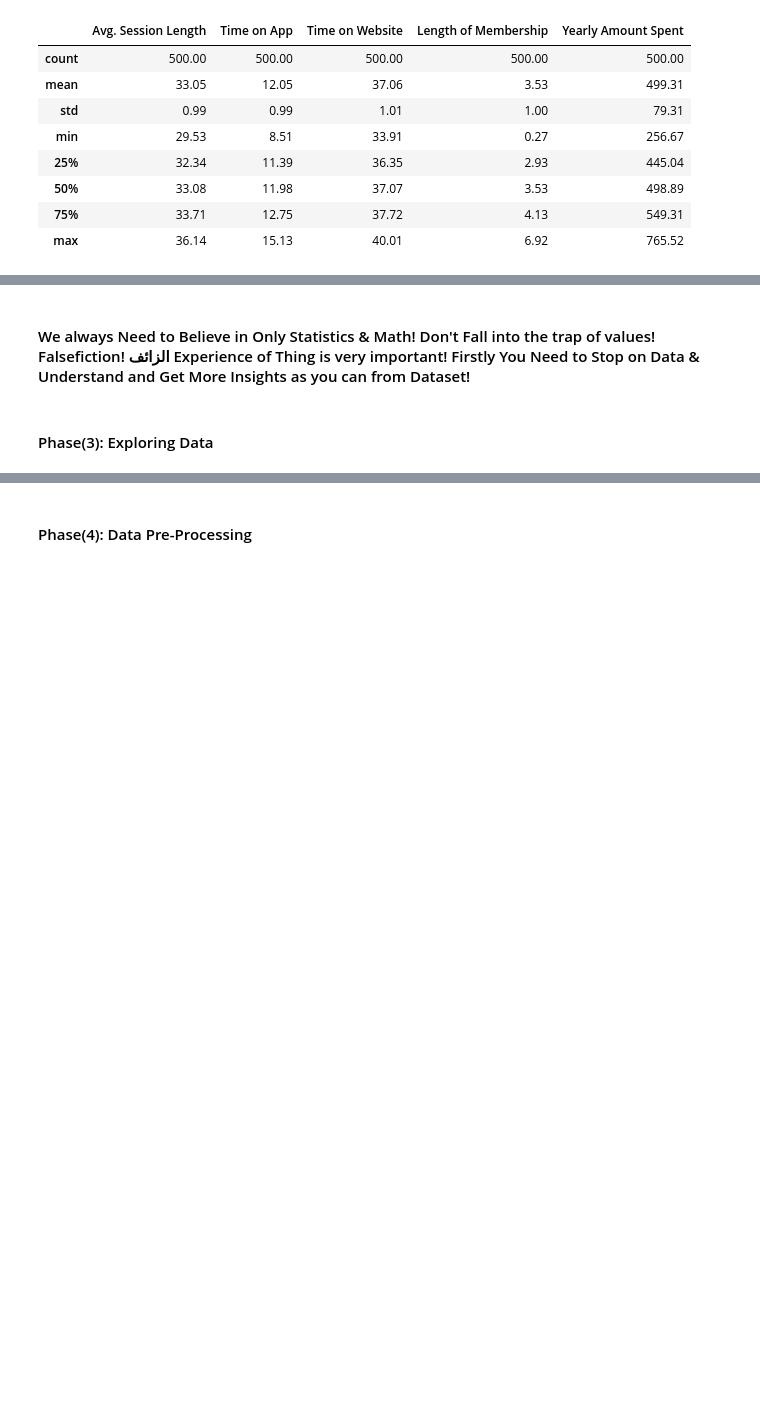
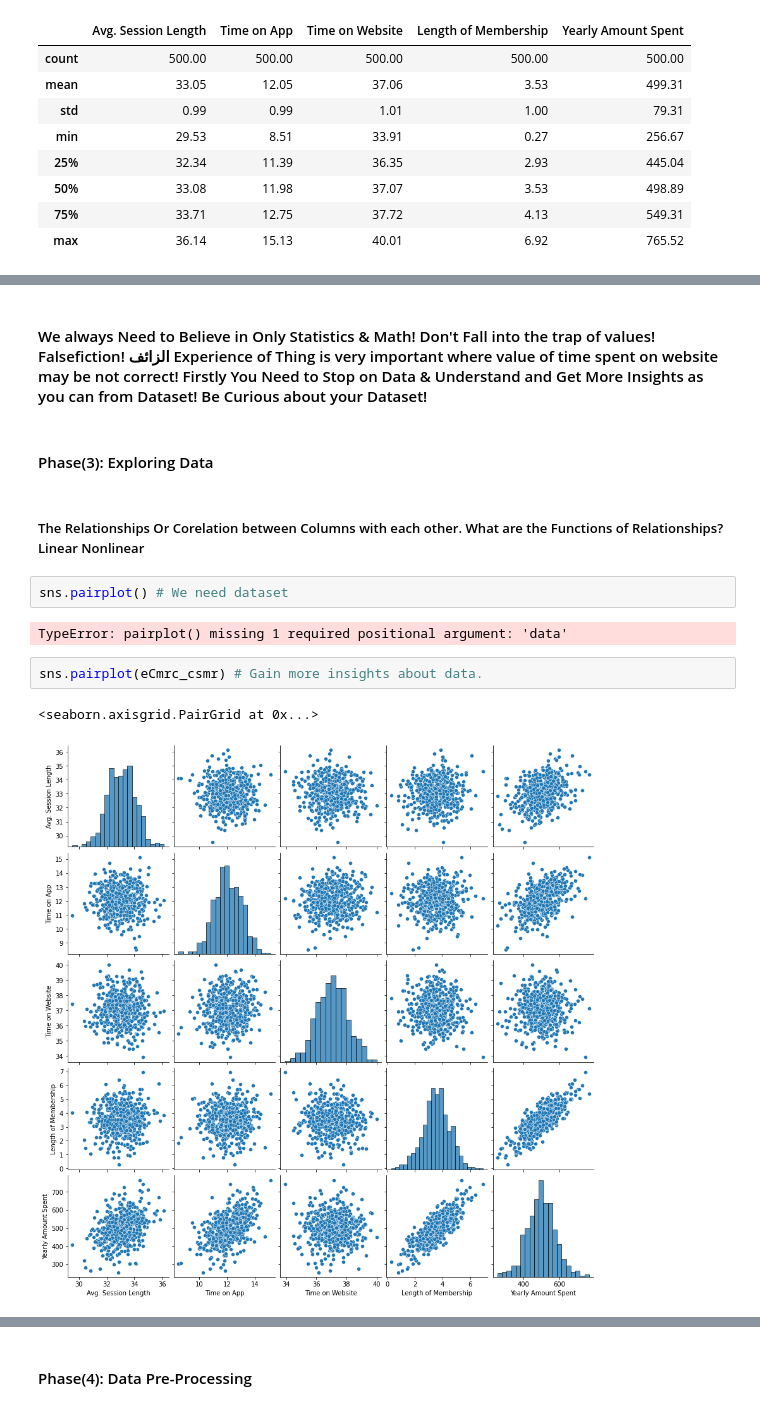
Before and after one commit to ahmedelg/customers_case_study, a Jupyter notebook: eCommerce.ipynb, the cells around one changed output, grey strips where cells are left out. Saved outputs shown, nothing was run; the diff lists cells and outputs as text; blank space fills up the shorter version.

Commit message:
End Phase2: Exploring Data.

```diff
--- a/eCommerce.ipynb
+++ b/eCommerce.ipynb
@@ -94,6 +94,17 @@ eCmrc_csmr.head().round()
 | 3 | riverarebecca@gmail.com | 1414 David Throughway\nPort Jason... | SaddleBrown | 34.0 | 14.0 | 37.0 | 3.0 | ... |
 | 4 | mstephens@davidson-herman.com | 14023 Rodriguez Passage\nPort Jac... | MediumAquaMarine | 33.0 | 13.0 | 38.0 | 4.0 | ... |
 # %% [markdown]
-#### We always Need to Believe in Only Statistics & Math! Don't Fall into the trap of values! Falsefiction! الزائف Experience of Thing is very important! Firstly You Need to Stop on Data & Understand and Get More Insights as you can from Dataset!
+#### We always Need to Believe in Only Statistics & Math! Don't Fall into the trap of values! Falsefiction! الزائف Experience of Thing is very important where value of time spent on website may be not correct! Firstly You Need to Stop on Data & Understand and Get More Insights as you can from Dataset! Be Curious about your Dataset!
 # %% [markdown]
 #### Phase(3): Exploring Data
+# %% [markdown]
+##### The Relationships Or Corelation between Columns with each other. What are the Functions of Relationships? Linear Nonlinear
+# %%
+sns.pairplot() # We need dataset
+# %% [output]
+TypeError: pairplot() missing 1 required positional argument: 'data'
+# %%
+sns.pairplot(eCmrc_csmr) # Gain more insights about data.
+# %% [output]
+<seaborn.axisgrid.PairGrid at 0x...>
+[figure, added]
```
Also changed, not shown: parts of 8 cells of this notebook.
